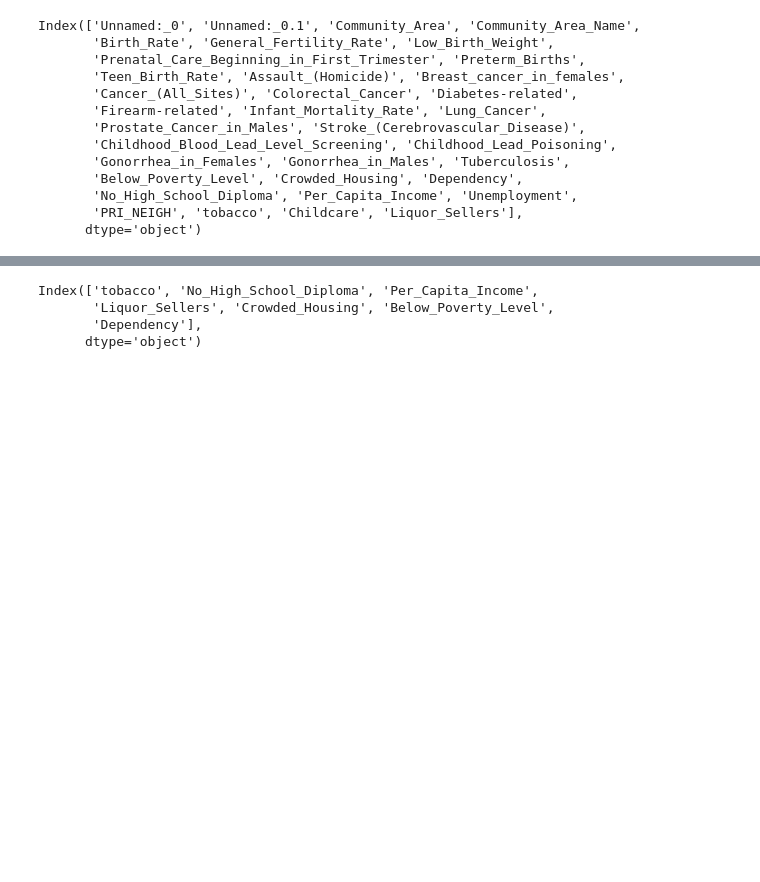
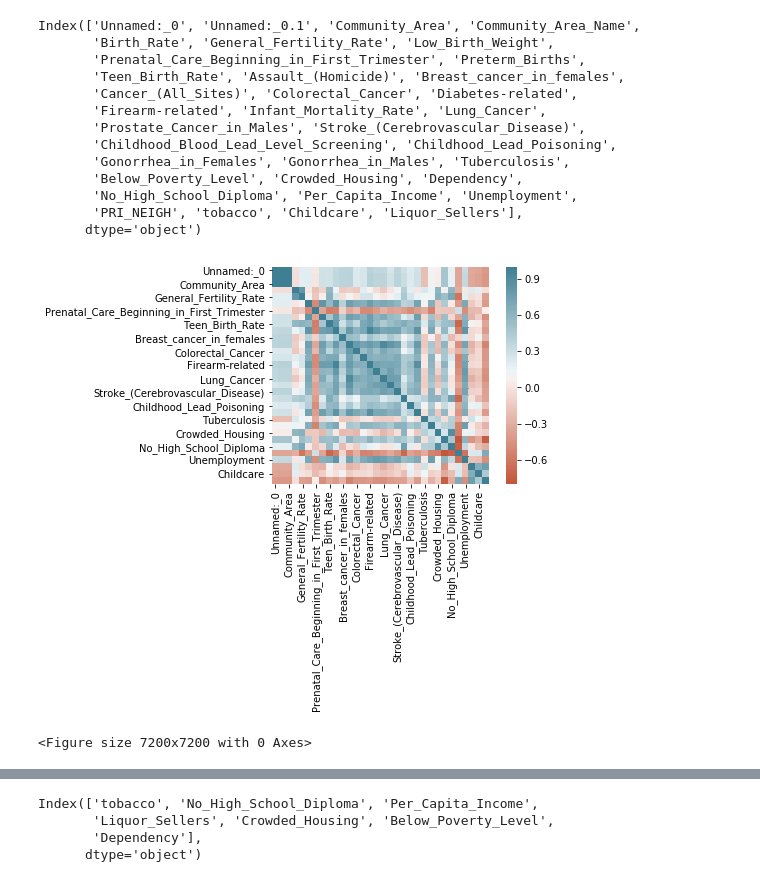
Before and after one commit to adithyansubramanian/Springboard_Capstone_project_1, a Jupyter notebook: Capstone_project_1_Machine_learning.ipynb, the cells around one changed output, grey strips where cells are left out. Saved outputs shown, nothing was run; the diff lists cells and outputs as text; code cells hidden in the pictures; blank space fills up the shorter version.

```diff
--- a/Capstone_project_1_Machine_learning.ipynb
+++ b/Capstone_project_1_Machine_learning.ipynb
@@ -91,6 +91,17 @@ Index(['Unnamed:_0', 'Unnamed:_0.1', 'Community_Area', 'Community_Area_Name',
        'No_High_School_Diploma', 'Per_Capita_Income', 'Unemployment',
        'PRI_NEIGH', 'tobacco', 'Childcare', 'Liquor_Sellers'],
       dtype='object')
+# %%
+corr = health.corr()
+sns.heatmap(
+    corr, cmap=sns.diverging_palette(20, 220, n=200),
+    square=True
+)
+plt.figure(figsize=(100,100))
+plt.show()
+# %% [output]
+[figure, added]
+<Figure size 7200x7200 with 0 Axes>
 # %%
 # Import regression modules
 import statsmodels.api as sm
```
Also changed, not shown: parts of 14 cells of this notebook.
